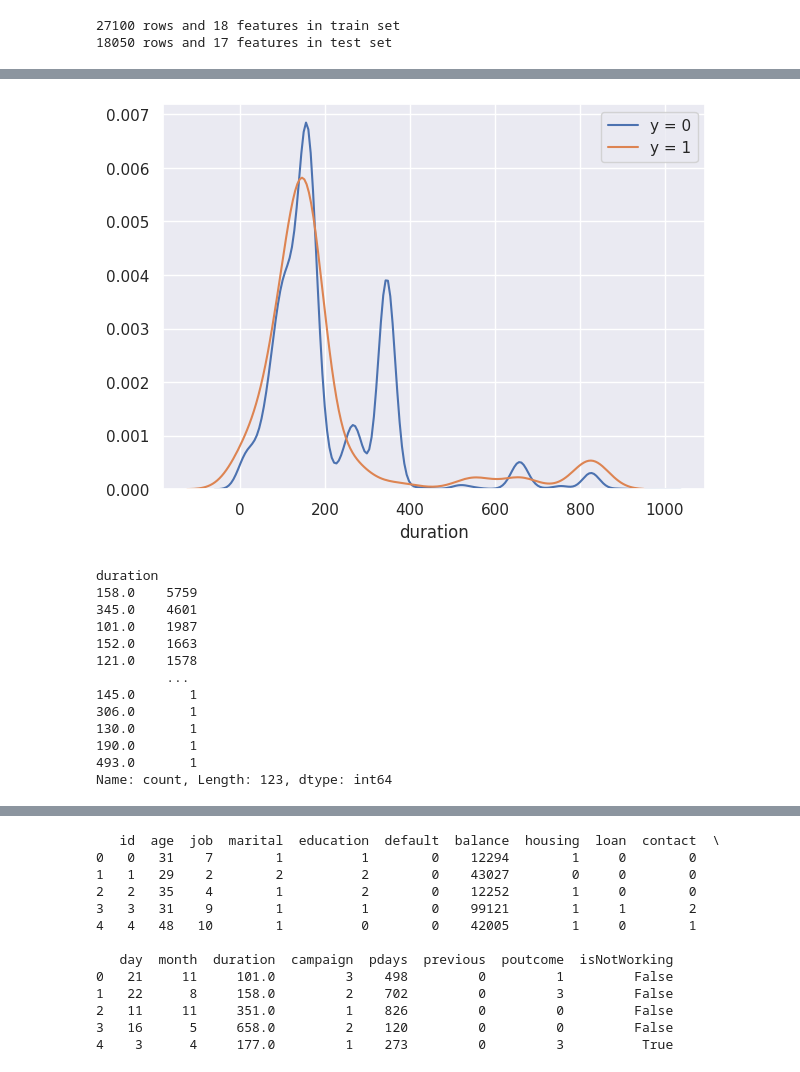
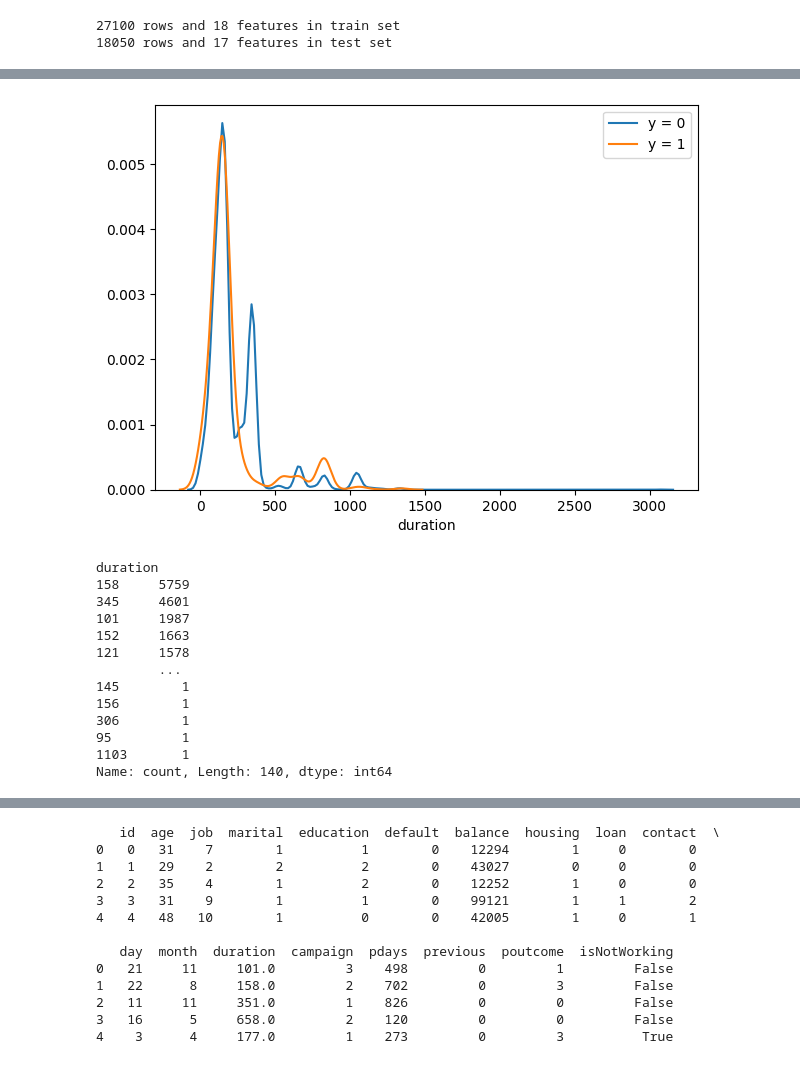
Before and after one commit to Memories-of-Sun-and-Moon/SIGNATE4B_040_Bank_Customer_Tartgeting, a Jupyter notebook: solve.ipynb, the cells around one changed output, grey strips where cells are left out. Saved outputs shown, nothing was run; the diff lists cells and outputs as text; code cells hidden in the pictures.

```diff
--- a/solve.ipynb
+++ b/solve.ipynb
@@ -209,25 +209,25 @@ Name: count, dtype: int64
 # %%
 # duration と yes/no の比較
 plt.figure(figsize=(7, 5))
-sns.kdeplot(train[train['y'] == 0]['duration'], label='y = 0')
-sns.kdeplot(train[train['y'] == 1]['duration'], label='y = 1')
+sns.kdeplot(df_train[df_train['y'] == 0]['duration'], label='y = 0')
+sns.kdeplot(df_train[df_train['y'] == 1]['duration'], label='y = 1')
 plt.legend()
 plt.ylabel('')
 plt.show()
-train['duration'].value_counts()
+df_train['duration'].value_counts()
 # %% [output]
-[figure, old version]
+[figure, new version]
 duration
-158.0    5759
-345.0    4601
-101.0    1987
-152.0    1663
-121.0    1578
-         ...
-145.0       1
-306.0       1
-130.0       1
-190.0       1
-493.0       1
-Name: count, Length: 123, dtype: int64
+158     5759
+345     4601
+101     1987
+152     1663
+121     1578
+        ...
+145        1
+156        1
+306        1
+95         1
+1103       1
+Name: count, Length: 140, dtype: int64
 # %%
```
Also changed, not shown: parts of 17 cells of this notebook.
